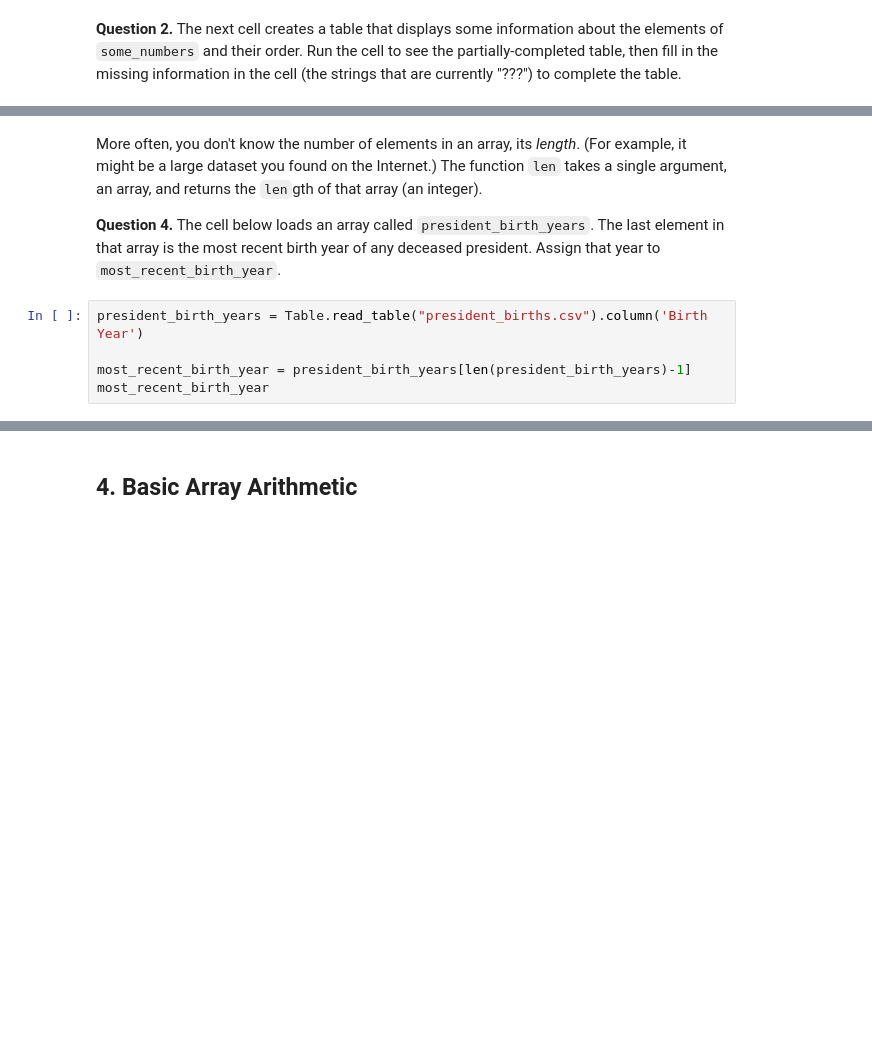
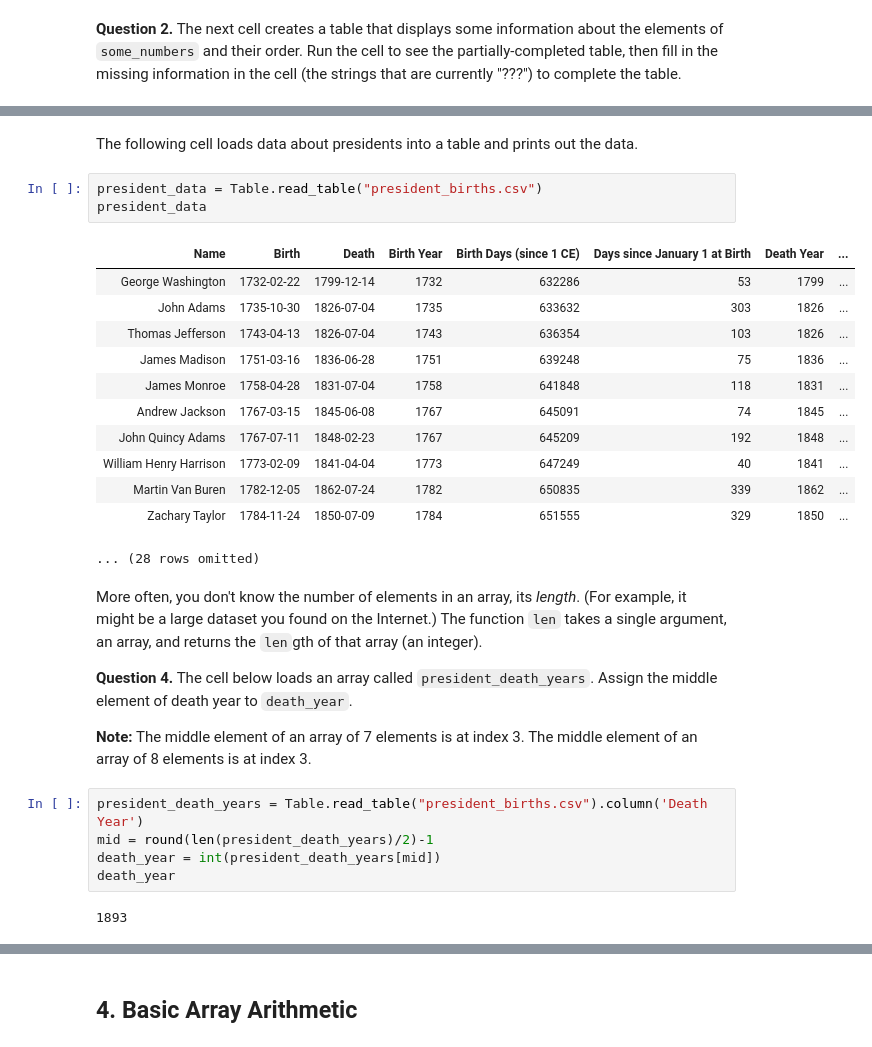
Before and after one commit to ucsd-ets/dsc10-wi18, a Jupyter notebook: hw/hw02/hw02_solutions.ipynb, the cells around one changed output, grey strips where cells are left out. Cells and saved outputs as stored; diff of their text form; blank space fills up the shorter version.

```diff
--- a/hw/hw02/hw02_solutions.ipynb
+++ b/hw/hw02/hw02_solutions.ipynb
@@ -160,11 +225,33 @@ _ = ok.grade('q3_3')
+# %% [markdown]
+The following cell loads data about presidents into a table and prints out the data.
+# %%
+president_data = Table.read_table("president_births.csv")
+president_data
+# %% [output]
+| Name | Birth | Death | Birth Year | Birth Days (since 1 CE) | Days since January 1 at Birth | Death Year | ... |
+| George Washington | 1732-02-22 | 1799-12-14 | 1732 | 632286 | 53 | 1799 | ... |
+| John Adams | 1735-10-30 | 1826-07-04 | 1735 | 633632 | 303 | 1826 | ... |
+| Thomas Jefferson | 1743-04-13 | 1826-07-04 | 1743 | 636354 | 103 | 1826 | ... |
+| James Madison | 1751-03-16 | 1836-06-28 | 1751 | 639248 | 75 | 1836 | ... |
+| James Monroe | 1758-04-28 | 1831-07-04 | 1758 | 641848 | 118 | 1831 | ... |
+| Andrew Jackson | 1767-03-15 | 1845-06-08 | 1767 | 645091 | 74 | 1845 | ... |
+| John Quincy Adams | 1767-07-11 | 1848-02-23 | 1767 | 645209 | 192 | 1848 | ... |
+| William Henry Harrison | 1773-02-09 | 1841-04-04 | 1773 | 647249 | 40 | 1841 | ... |
+| Martin Van Buren | 1782-12-05 | 1862-07-24 | 1782 | 650835 | 339 | 1862 | ... |
+| Zachary Taylor | 1784-11-24 | 1850-07-09 | 1784 | 651555 | 329 | 1850 | ... |
+... (28 rows omitted)
 # %% [markdown]
 More often, you don't know the number of elements in an array, its *length*.  (For example, it might be a large dataset you found on the Internet.)  The function `len` takes a single argument, an array, and returns the `len`gth of that array (an integer).
 
-**Question 4.** The cell below loads an array called `president_birth_years`.  The last element in that array is the most recent birth year of any deceased president. Assign that year to `most_recent_birth_year`.
+**Question 4.** The cell below loads an array called `president_death_years`. Assign the middle element of death year to `death_year`.
+
+**Note:** The middle element of an array of 7 elements is at index 3. The middle element of an array of 8 elements is at index 3.
 # %%
-president_birth_years = Table.read_table("president_births.csv").column('Birth Year')
-
-most_recent_birth_year = president_birth_years[len(president_birth_years)-1]
-most_recent_birth_year
+president_death_years = Table.read_table("president_births.csv").column('Death Year')
+mid = round(len(president_death_years)/2)-1
+death_year = int(president_death_years[mid])
+death_year
+# %% [output]
+1893
 # %%
 _ = ok.grade('q3_4')
```
Also changed, not shown: parts of 61 cells of this notebook.
